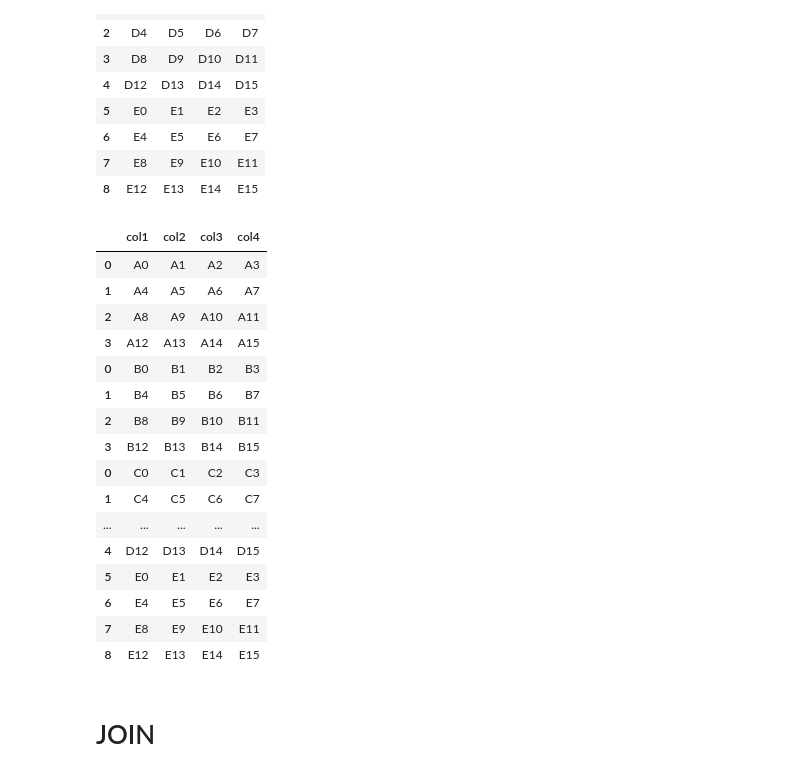
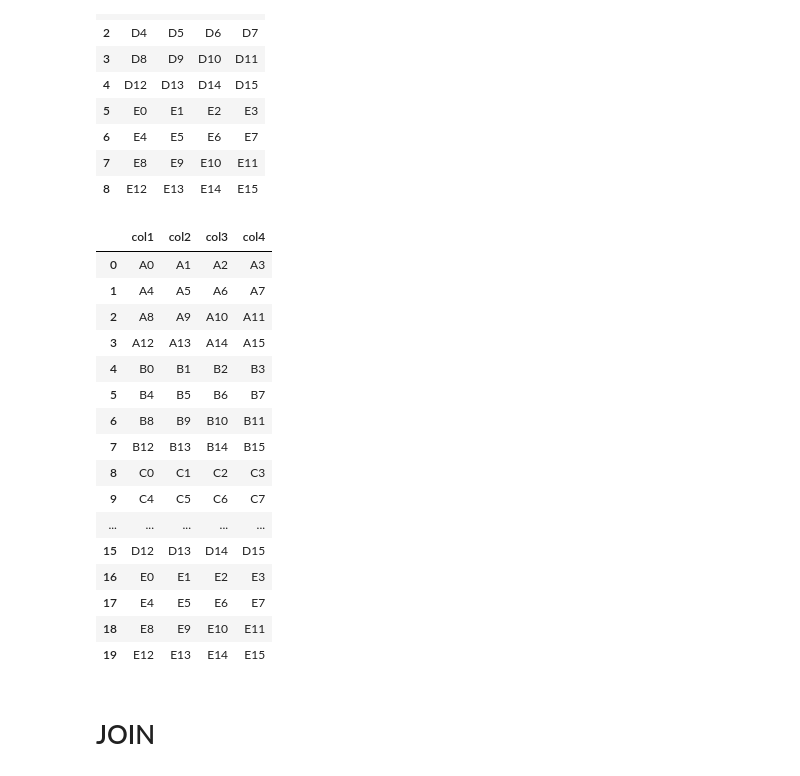
Before and after one commit to MiuraBruno/Curso_python_turma3, a Jupyter notebook: aula_10/aula_10.ipynb, the cells around one changed output. Saved outputs shown, nothing was run; the diff lists cells and outputs as text; code cells hidden in the pictures.

```diff
--- a/aula_10/aula_10.ipynb
+++ b/aula_10/aula_10.ipynb
@@ -915,25 +1145,25 @@ pd.concat([df4,df5])
 | 7 | E8 | E9 | E10 | E11 |
 | 8 | E12 | E13 | E14 | E15 |
 # %%
-pd.concat([df1,df2,df3,df4,df5])
+pd.concat([df1,df2,df3,df4,df5]).reset_index().drop('index',axis=1)
 # %% [output]
 |  | col1 | col2 | col3 | col4 |
 | 0 | A0 | A1 | A2 | A3 |
 | 1 | A4 | A5 | A6 | A7 |
 | 2 | A8 | A9 | A10 | A11 |
 | 3 | A12 | A13 | A14 | A15 |
-| 0 | B0 | B1 | B2 | B3 |
-| 1 | B4 | B5 | B6 | B7 |
-| 2 | B8 | B9 | B10 | B11 |
-| 3 | B12 | B13 | B14 | B15 |
-| 0 | C0 | C1 | C2 | C3 |
-| 1 | C4 | C5 | C6 | C7 |
+| 4 | B0 | B1 | B2 | B3 |
+| 5 | B4 | B5 | B6 | B7 |
+| 6 | B8 | B9 | B10 | B11 |
+| 7 | B12 | B13 | B14 | B15 |
+| 8 | C0 | C1 | C2 | C3 |
+| 9 | C4 | C5 | C6 | C7 |
 | ... | ... | ... | ... | ... |
-| 4 | D12 | D13 | D14 | D15 |
-| 5 | E0 | E1 | E2 | E3 |
-| 6 | E4 | E5 | E6 | E7 |
-| 7 | E8 | E9 | E10 | E11 |
-| 8 | E12 | E13 | E14 | E15 |
+| 15 | D12 | D13 | D14 | D15 |
+| 16 | E0 | E1 | E2 | E3 |
+| 17 | E4 | E5 | E6 | E7 |
+| 18 | E8 | E9 | E10 | E11 |
+| 19 | E12 | E13 | E14 | E15 |
 # %% [markdown]
 # JOIN
 # %%
```
Also changed, not shown: parts of 118 cells of this notebook, 1 other file.
